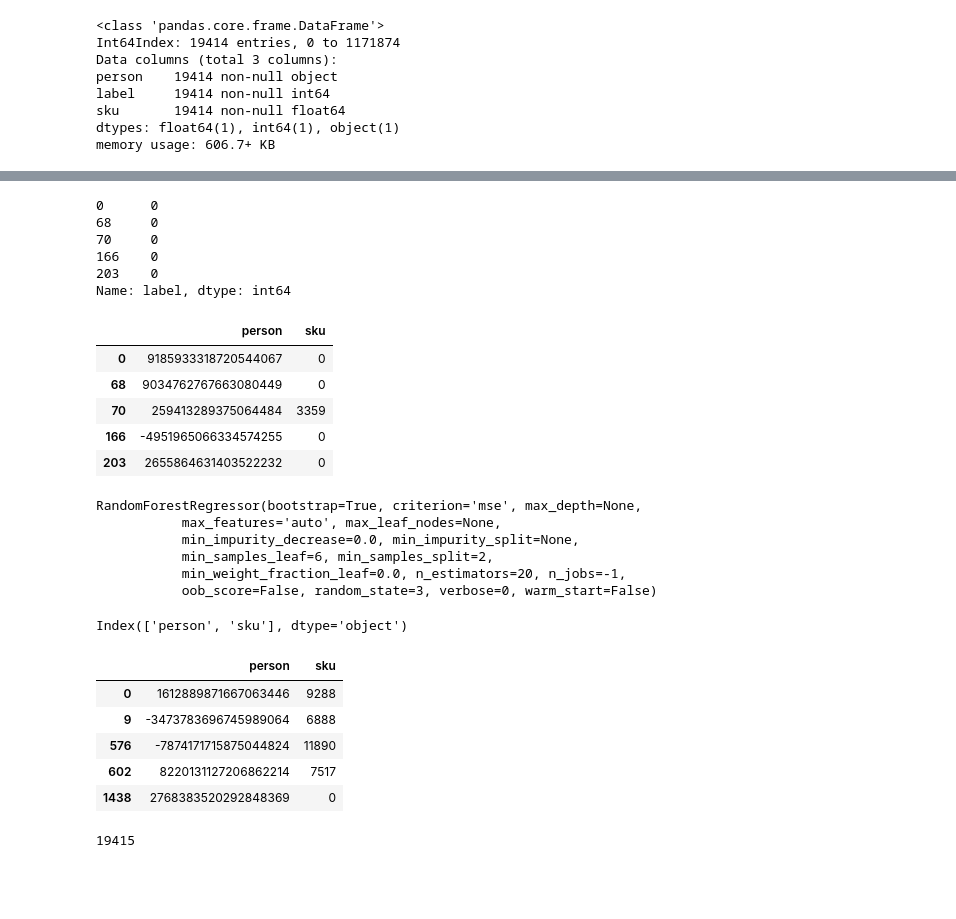
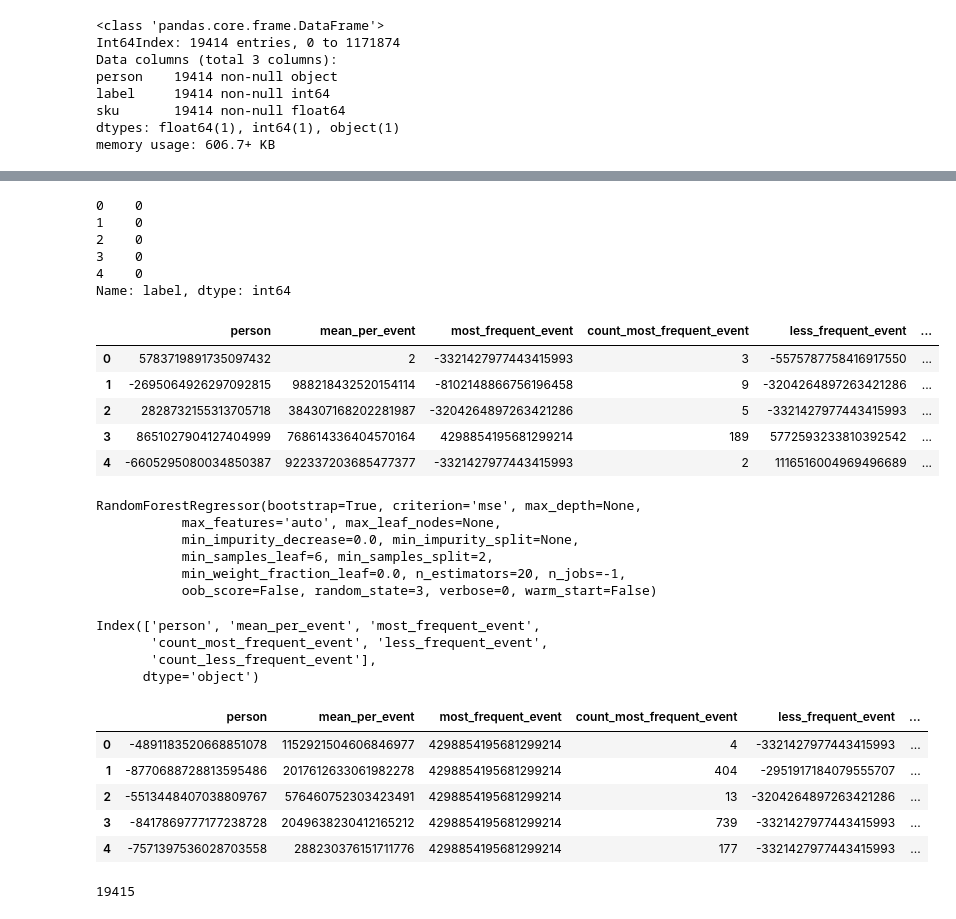
Before and after one commit to villanicr/tp2-datos, a Jupyter notebook: tp2datos.ipynb, the cells around one changed output, grey strips where cells are left out. Drawn from its saved outputs; the diff is of its cells as text; code cells hidden in the pictures; blank space fills up the shorter version.

```diff
--- a/tp2datos.ipynb
+++ b/tp2datos.ipynb
@@ -87,0 +137,2 @@ label_train.groupby('person').agg({'person':'count'}).sort_values('person',ascen
+# %%
+valores = media_evento.merge(maximo_evento,on='person',how='inner').merge(minimo_evento,on='person',how='inner')
@@ -87,0 +216,3 @@ label_train.groupby('person').agg({'person':'count'}).sort_values('person',ascen
+# %%
+#feature engine trucho
+train_entrenamiento= pd.merge(valores,label_train,how='inner',on='person')
@@ -100,0 +245,3 @@ memory usage: 606.7+ KB
+# %%
+string_columns=train_entrenamiento.columns
+string_columns
@@ -101 +253,7 @@ memory usage: 606.7+ KB
+# %%
+#hash
+#Transformo texto a numeros
+for f in string_columns:
+         train_entrenamiento[f] = train_entrenamiento.apply(lambda row:  hash(row[f]) if not(pd.isnull(row[f]))
+         else np.nan, axis = 1)
 # %%
@@ -147,27 +270,25 @@ labe_train_con_feature.head(5)
 # %%
 #formato del train
 # %%
-train_label = labe_train_con_feature['label']
+train_label = train_entrenamiento['label']
 train_label.head()
 # %% [output]
-0      0
-68     0
-70     0
-166    0
-203    0
+0    0
+1    0
+2    0
+3    0
+4    0
 Name: label, dtype: int64
 # %%
-train = labe_train_con_feature.drop('label', 1)
+train = train_entrenamiento.drop('label', 1)
 train.head()
-train=train[['person','sku']]
-train.head()
 # %% [output]
-|  | person | sku |
-| 0 | 9185933318720544067 | 0 |
-| 68 | 9034762767663080449 | 0 |
-| 70 | 259413289375064484 | 3359 |
-| 166 | -4951965066334574255 | 0 |
-| 203 | 2655864631403522232 | 0 |
+|  | person | mean_per_event | most_frequent_event | count_most_frequent_event | less_frequent_event | ... |
+| 0 | 5783719891735097432 | 2 | -3321427977443415993 | 3 | -5575787758416917550 | ... |
+| 1 | -2695064926297092815 | 988218432520154114 | -8102148866756196458 | 9 | -3204264897263421286 | ... |
+| 2 | 2828732155313705718 | 384307168202281987 | -3204264897263421286 | 5 | -3321427977443415993 | ... |
+| 3 | 8651027904127404999 | 768614336404570164 | 4298854195681299214 | 189 | 5772593233810392542 | ... |
+| 4 | -6605295080034850387 | 922337203685477377 | -3321427977443415993 | 2 | 1116516004969496689 | ... |
 # %%
 forest = RandomForestRegressor(n_estimators = 20, n_jobs = -1,random_state =3 ,
                                 max_features = "auto", min_samples_leaf = 6)
@@ -181,10 +302,13 @@ RandomForestRegressor(bootstrap=True, criterion='mse', max_depth=None,
            min_weight_fraction_leaf=0.0, n_estimators=20, n_jobs=-1,
            oob_score=False, random_state=3, verbose=0, warm_start=False)
 # %%
-string_columns=test_feature_engenieri.columns
+string_columns=test_entrenamiento.columns
 string_columns
 # %% [output]
-Index(['person', 'sku'], dtype='object')
+Index(['person', 'mean_per_event', 'most_frequent_event',
+       'count_most_frequent_event', 'less_frequent_event',
+       'count_less_frequent_event'],
+      dtype='object')
 # %%
 #hash del test
 #hash
@@ -194,12 +318,12 @@ for f in string_columns:
          else np.nan, axis = 1)
 # %%
-test_feature_engenieri.head()
+test_entrenamiento.head()
 # %% [output]
-|  | person | sku |
-| 0 | 1612889871667063446 | 9288 |
-| 9 | -3473783696745989064 | 6888 |
-| 576 | -7874171715875044824 | 11890 |
-| 602 | 8220131127206862214 | 7517 |
-| 1438 | 2768383520292848369 | 0 |
+|  | person | mean_per_event | most_frequent_event | count_most_frequent_event | less_frequent_event | ... |
+| 0 | -4891183520668851078 | 1152921504606846977 | 4298854195681299214 | 4 | -3321427977443415993 | ... |
+| 1 | -8770688728813595486 | 2017612633061982278 | 4298854195681299214 | 404 | -2951917184079555707 | ... |
+| 2 | -5513448407038809767 | 576460752303423491 | 4298854195681299214 | 13 | -3204264897263421286 | ... |
+| 3 | -8417869777177238728 | 2049638230412165212 | 4298854195681299214 | 739 | -3321427977443415993 | ... |
+| 4 | -7571397536028703558 | 288230376151711776 | 4298854195681299214 | 177 | -3321427977443415993 | ... |
 # %%
 #predecimos
```
Also changed, not shown: parts of 39 cells of this notebook.
